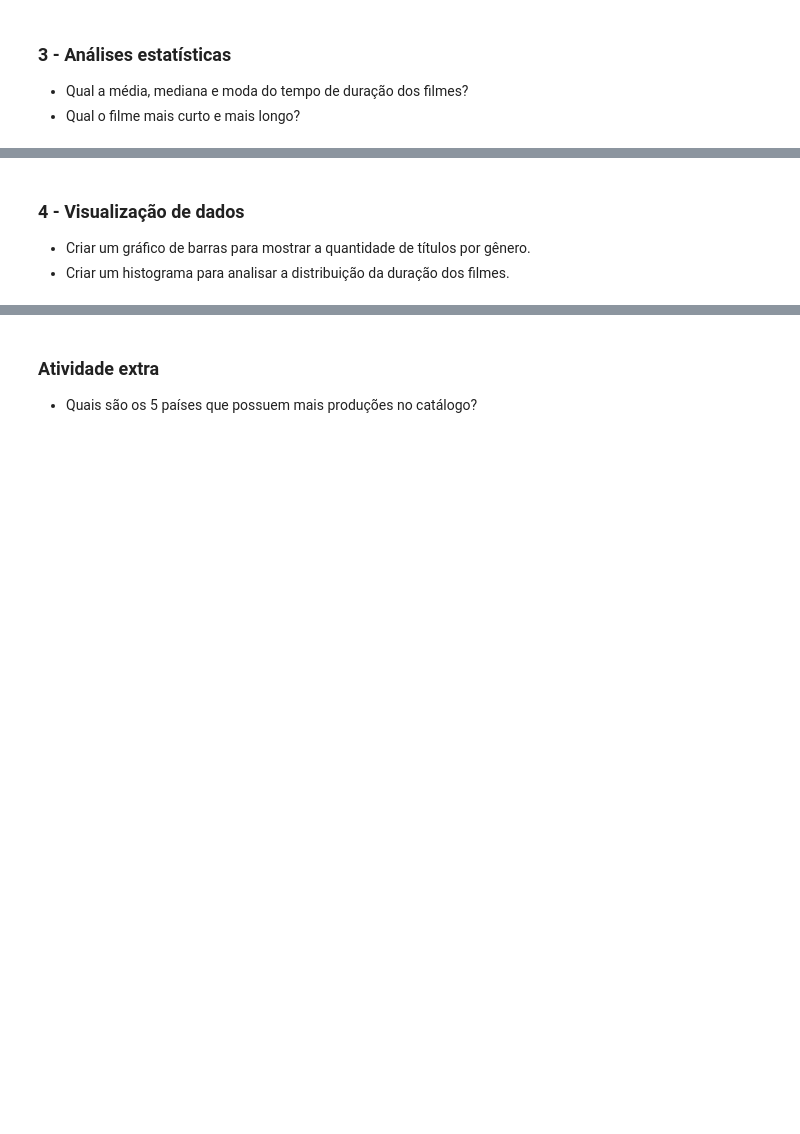
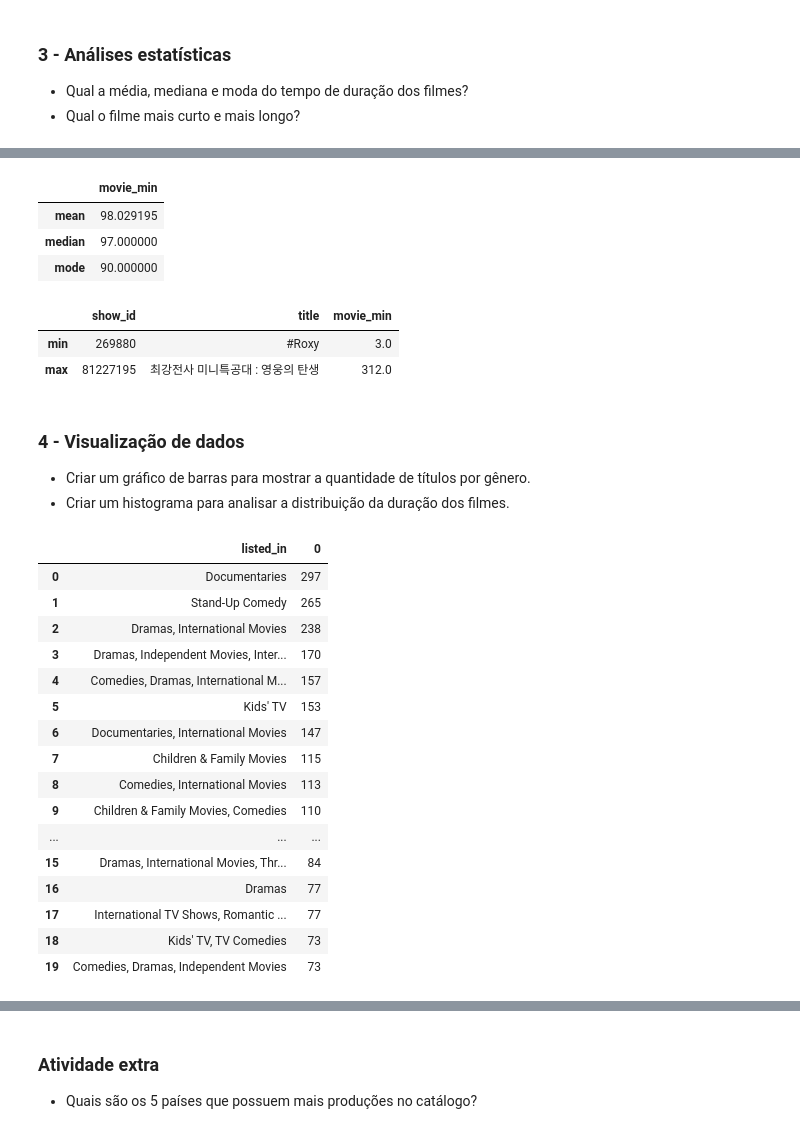
Before and after one commit to pathilink/sp_global_bootcamp, a Jupyter notebook: 3_desafio_frequencias_medidas/desafio_frequencias_medidas.ipynb, the cells around one changed output, grey strips where cells are left out. Drawn from its saved outputs; the diff is of its cells as text; code cells hidden in the pictures; blank space fills up the shorter version.

```diff
--- a/3_desafio_frequencias_medidas/desafio_frequencias_medidas.ipynb
+++ b/3_desafio_frequencias_medidas/desafio_frequencias_medidas.ipynb
@@ -47,5 +141,39 @@ import matplotlib.pyplot as plt
+# %%
+df[['movie_min']].agg(['mean', 'median', lambda x: x.mode().iloc[0]]).rename(index={'<lambda>': 'mode'})
+# %% [output]
+|  | movie_min |
+| mean | 98.029195 |
+| median | 97.000000 |
+| mode | 90.000000 |
+# %%
+df[['show_id',	'title', 'movie_min']].agg(['min', 'max'])
+# %% [output]
+|  | show_id | title | movie_min |
+| min | 269880 | #Roxy | 3.0 |
+| max | 81227195 | 최강전사 미니특공대 : 영웅의 탄생 | 312.0 |
 # %% [markdown]
 ### 4 - Visualização de dados
 
 * Criar um gráfico de barras para mostrar a quantidade de títulos por gênero.
 * Criar um histograma para analisar a distribuição da duração dos filmes.
+# %%
+df_generos_populares = df.groupby('listed_in').size().sort_values(ascending=False).reset_index().head(20)
+df_generos_populares
+# %% [output]
+|  | listed_in | 0 |
+| 0 | Documentaries | 297 |
+| 1 | Stand-Up Comedy | 265 |
+| 2 | Dramas, International Movies | 238 |
+| 3 | Dramas, Independent Movies, Inter... | 170 |
+| 4 | Comedies, Dramas, International M... | 157 |
+| 5 | Kids' TV | 153 |
+| 6 | Documentaries, International Movies | 147 |
+| 7 | Children & Family Movies | 115 |
+| 8 | Comedies, International Movies | 113 |
+| 9 | Children & Family Movies, Comedies | 110 |
+| ... | ... | ... |
+| 15 | Dramas, International Movies, Thr... | 84 |
+| 16 | Dramas | 77 |
+| 17 | International TV Shows, Romantic ... | 77 |
+| 18 | Kids' TV, TV Comedies | 73 |
+| 19 | Comedies, Dramas, Independent Movies | 73 |
```
Also changed, not shown: parts of 12 cells of this notebook.
